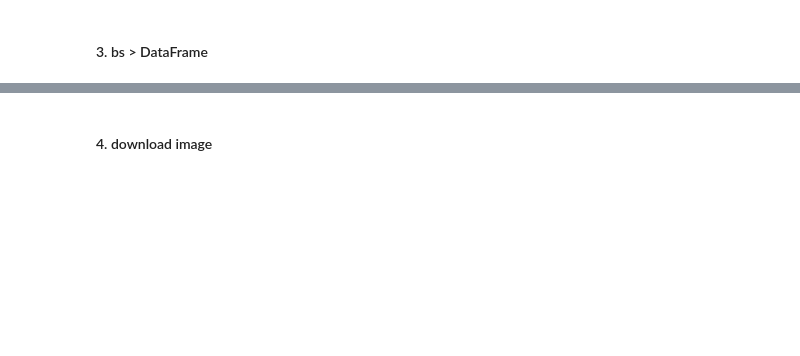
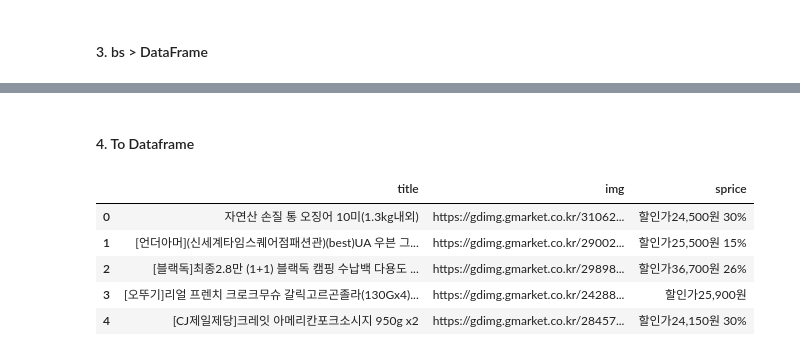
Before and after one commit to chrisseo2002/Data_Collection, a Jupyter notebook: 08_gmarket.ipynb, the cells around one changed output, grey strips where cells are left out. Cells and saved outputs as stored; diff of their text form; code cells hidden in the pictures; blank space fills up the shorter version.

```diff
--- a/08_gmarket.ipynb
+++ b/08_gmarket.ipynb
@@ -13,2 +15,5 @@ from bs4 import BeautifulSoup
 # %% [markdown]
 #### 2. request > response : str(html)
+# %%
+response = requests.get(url)
+response
@@ -15,2 +22,8 @@ from bs4 import BeautifulSoup
 # %% [markdown]
 #### 3. bs > DataFrame
+# %%
+dom = BeautifulSoup(response.text, 'html.parser')
+# %%
+selector = '#gBestWrap > div.best-list > ul > li'
+elements = dom.select(selector)
+element = elements[0]
@@ -16,0 +41,11 @@ from bs4 import BeautifulSoup
+# %%
+items = []
+
+for element in elements:
+    items.append({
+        'title':element.select_one('.itemname').text,
+        'img':'https:' + element.select_one('img').get('src'),
+        'sprice':element.select_one('.s-price').text
+    })
+
+len(items), items[:2]
@@ -17,2 +60,12 @@ from bs4 import BeautifulSoup
 # %% [markdown]
-#### 4. download image
+#### 4. To Dataframe
+# %%
+df = pd.DataFrame(items)
+df.head()
+# %% [output]
+|  | title | img | sprice |
+| 0 | 자연산 손질 통 오징어 10미(1.3kg내외) | https://gdimg.gmarket.co.kr/31062... | 할인가24,500원 30% |
+| 1 | [언더아머](신세계타임스퀘어점패션관)(best)UA 우븐 그... | https://gdimg.gmarket.co.kr/29002... | 할인가25,500원 15% |
+| 2 | [블랙독]최종2.8만 (1+1) 블랙독 캠핑 수납백 다용도 ... | https://gdimg.gmarket.co.kr/29898... | 할인가36,700원 26% |
+| 3 | [오뚜기]리얼 프렌치 크로크무슈 갈릭고르곤졸라(130Gx4)... | https://gdimg.gmarket.co.kr/24288... | 할인가25,900원 |
+| 4 | [CJ제일제당]크레잇 아메리칸포크소시지 950g x2 | https://gdimg.gmarket.co.kr/28457... | 할인가24,150원 30% |
```
Also changed, not shown: parts of 10 cells of this notebook, 3 other files.
